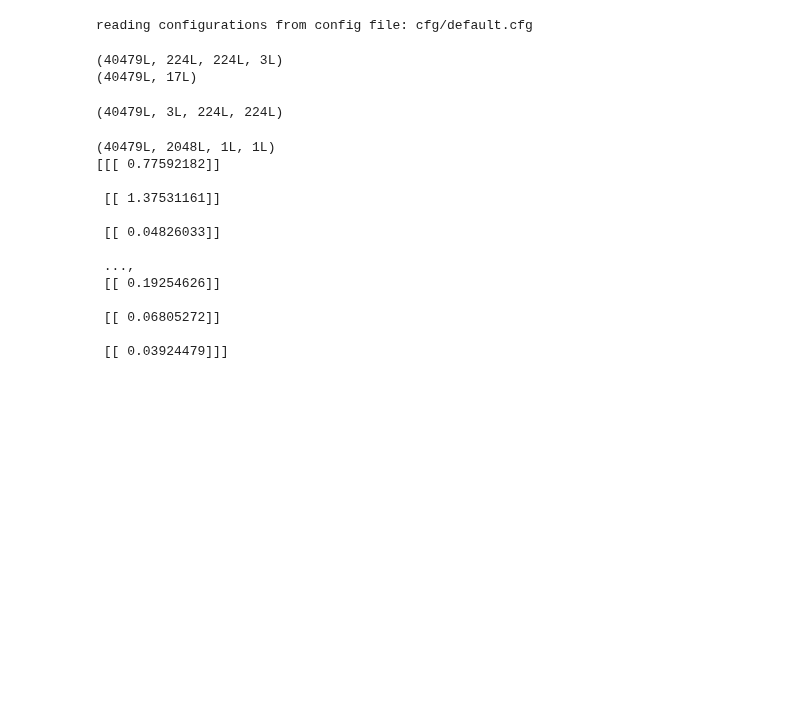
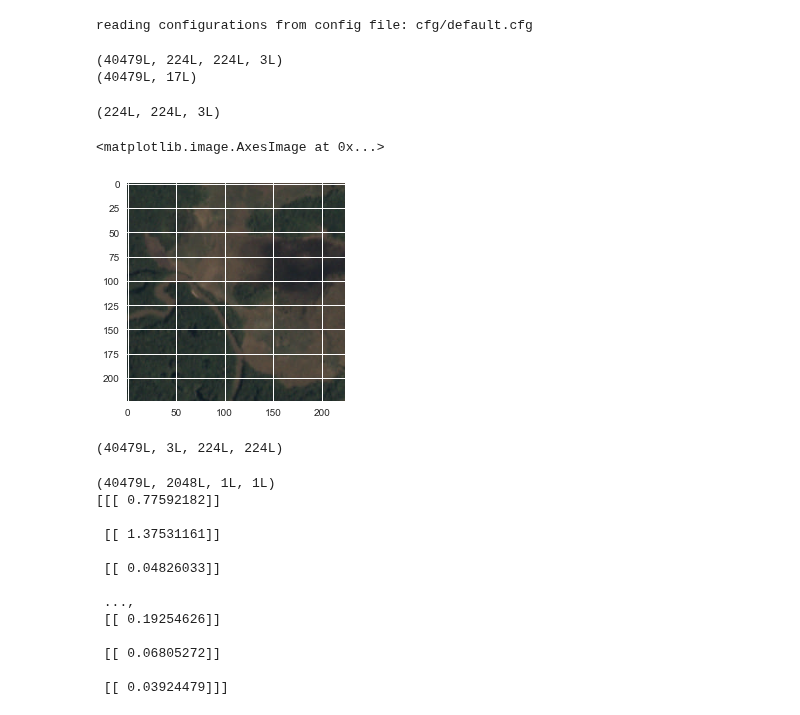
Before and after one commit to jackkwok/satellite-imagery-keras-deep-learning, a Jupyter notebook: bottleneck_features.ipynb, the cells around one changed output. Cells and saved outputs as stored; diff of their text form; code cells hidden in the pictures; blank space fills up the shorter version.

```diff
--- a/bottleneck_features.ipynb
+++ b/bottleneck_features.ipynb
@@ -52,6 +54,19 @@ print(y_train.shape)
 # %% [output]
 (40479L, 224L, 224L, 3L)
 (40479L, 17L)
+# %%
+import matplotlib.pyplot as plt
+%matplotlib inline
+
+rgb_image = x_train[10]
+print(rgb_image.shape)
+plt.imshow(cv2.cvtColor(rgb_image, cv2.COLOR_BGR2RGB))
+
+# RGB != BGR.  Resnet expect BGR according to: https://github.com/KaimingHe/deep-residual-networks/issues/5
+# %% [output]
+(224L, 224L, 3L)
+<matplotlib.image.AxesImage at 0x...>
+[figure, added]
 # %%
 bottleneck_weights_file = data_dir + 'bottleneck/{}/bottleneck_features.npy'.format(model_name)
 
```
Also changed, not shown: parts of 4 cells of this notebook.
